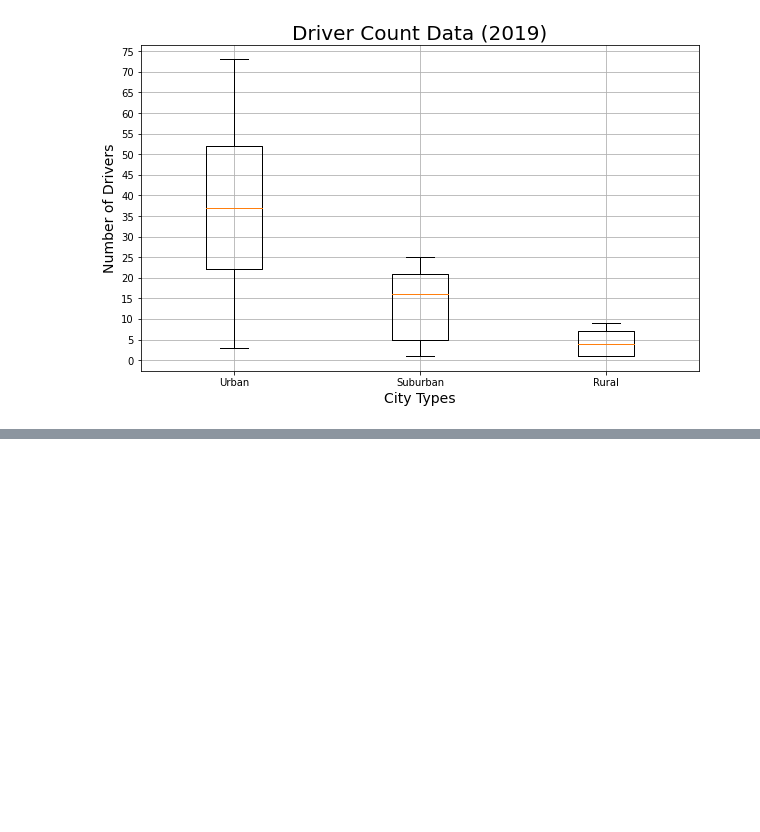
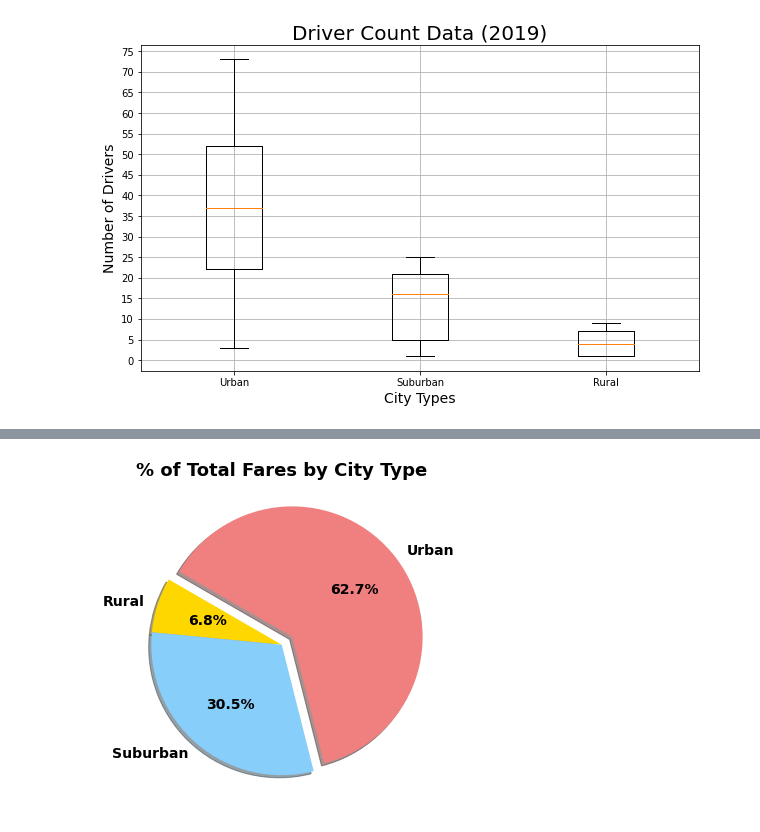
Before and after one commit to elangendorff/PyBer_Analysis, a Jupyter notebook: PyBer.ipynb, the cells around one changed output, grey strips where cells are left out. Saved outputs shown, nothing was run; the diff lists cells and outputs as text; code cells hidden in the pictures; blank space fills up the shorter version.

```diff
--- a/PyBer.ipynb
+++ b/PyBer.ipynb
@@ -1056,0 +1125,43 @@ plt.savefig(
+# %%
+# # Import mpl to change the plot configurations using rcParams
+# import matplotlib as mpl
+
+# Build the percentage of fares by city type pie chart
+colordict = {
+    'Urban':'lightcoral',
+    'Suburban':'lightskyblue',
+    'Rural':'gold'
+}
+
+explodedict = {
+    'Urban':.1,
+    'Suburban':0,
+    'Rural':0
+}
+
+fig, ax = plt.subplots(figsize=(10,6))
+
+ax.set_title('% of Total Fares by City Type', fontsize=18, fontweight='bold')
+
+ax.pie(
+    fares_pct_by_type,
+    labels=fares_pct_by_type.index,
+    textprops={'fontsize':14, 'fontweight':'bold'},
+    colors=[colordict[city_type] for city_type in fares_pct_by_type.index],
+    explode=[explodedict[city_type] for city_type in fares_pct_by_type.index],
+    autopct='%1.1f%%',
+    shadow=True,
+    startangle=150
+)
+
+# # Change the default font size from 10 to 14.
+# mpl.rcParams['font.size'] = 14
+
+# Save the figure.
+plt.savefig(
+    os.path.join('.','analysis','fig5.png')
+#     , bbox_inches='tight'   # Prevents the saved image from cropping the text label
+#     , pad_inches=0.25       # Adds a quarter-inch pad space around the edge of the figure
+)
+# %% [output]
+[figure, added]
```
Also changed, not shown: parts of 6 cells of this notebook, 1 other file.
